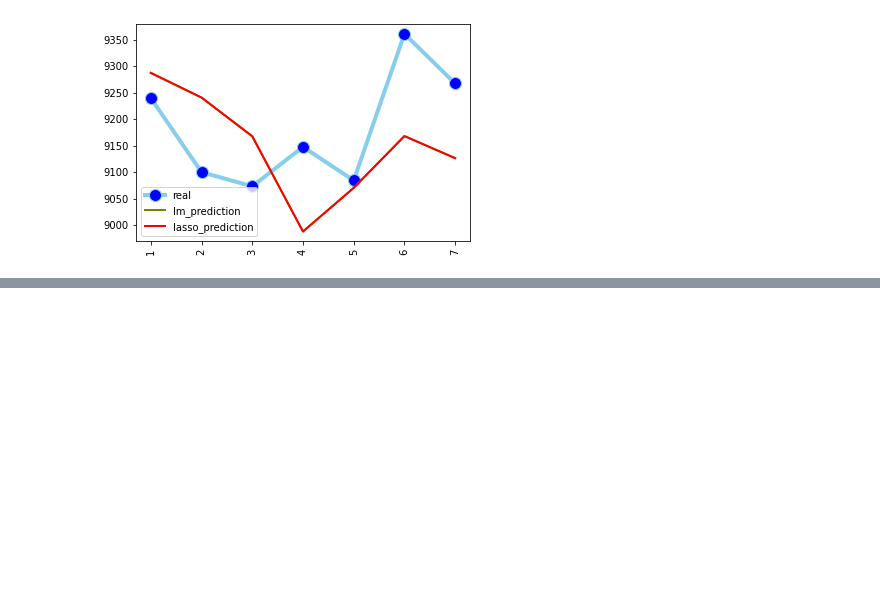
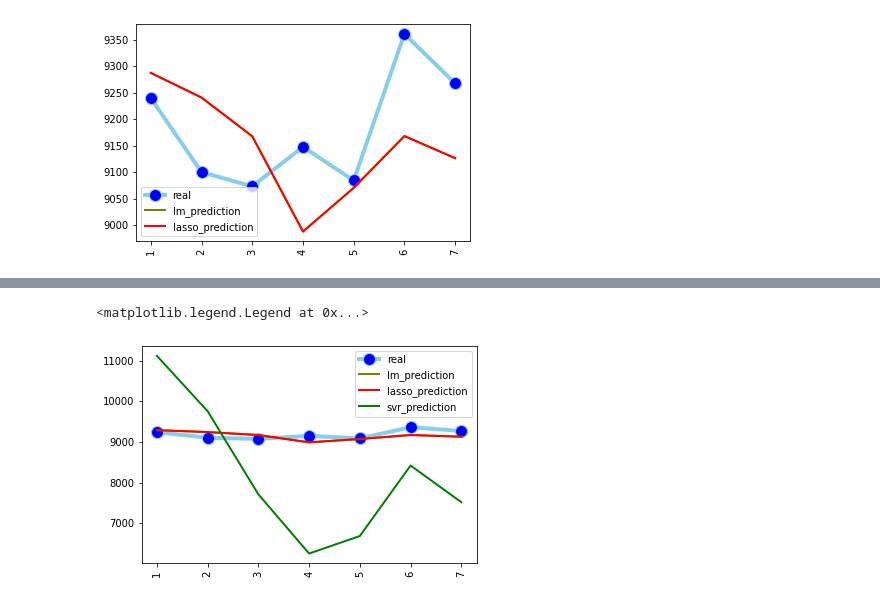
Before and after one commit to DonaldTurton/iLab2, a Jupyter notebook: Mdoelling_1.ipynb, the cells around one changed output, grey strips where cells are left out. Cells and saved outputs as stored; diff of their text form; code cells hidden in the pictures; blank space fills up the shorter version.

```diff
--- a/Mdoelling_1.ipynb
+++ b/Mdoelling_1.ipynb
@@ -684,0 +661,16 @@ plt.legend()
+# %%
+# Load the SVR and fit
+#svr = SVR(kernel='poly')
+svr_regressor = SVR(kernel = 'rbf')
+SVR_reg = svr_regressor.fit(X, y)
+# %%
+# Predict the model on the x_test data
+x_test_july = sc_X.fit_transform(x_test_july)
+
+y_pred_july_svr = SVR_reg.predict(x_test_july)
+y_pred_july_svr = sc_y.inverse_transform(y_pred_july_svr)
+
+
+y_pred_july_svr = pd.DataFrame(y_pred_july_svr)
+y_pred_july_svr['index'] = range(1,8)
+y_pred_july_svr
@@ -684,0 +686,17 @@ plt.legend()
+# %%
+# merge the prediction and actual data frames
+merge_july = merge_july.merge(y_pred_july_svr, on='index', how='left')
+# %%
+merge_july.columns = ['lm_prediction', 'index', 'real', 'lasso_prediction', 'svr_prediction']
+# %%
+# Plot the predicted vs actual in matplot lib
+import matplotlib.pyplot as plt
+plt.plot( 'index', 'real', data=merge_july, marker='o', markerfacecolor='blue', markersize=12, color='skyblue', linewidth=4)
+plt.plot( 'index', 'lm_prediction', data=merge_july, marker='', color='olive', linewidth=2)
+plt.plot( 'index', 'lasso_prediction', data=merge_july, marker='', color='red', linewidth=2)
+plt.plot( 'index', 'svr_prediction', data=merge_july, marker='', color='green', linewidth=2)
+plt.xticks(rotation='vertical')
+plt.legend()
+# %% [output]
+<matplotlib.legend.Legend at 0x...>
+[figure, added]
```
Also changed, not shown: parts of 29 cells of this notebook.
